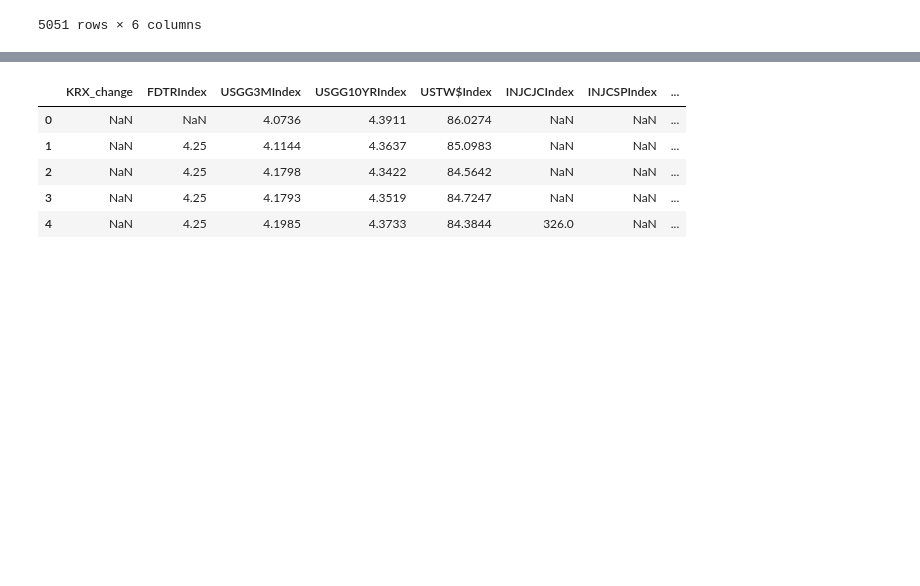
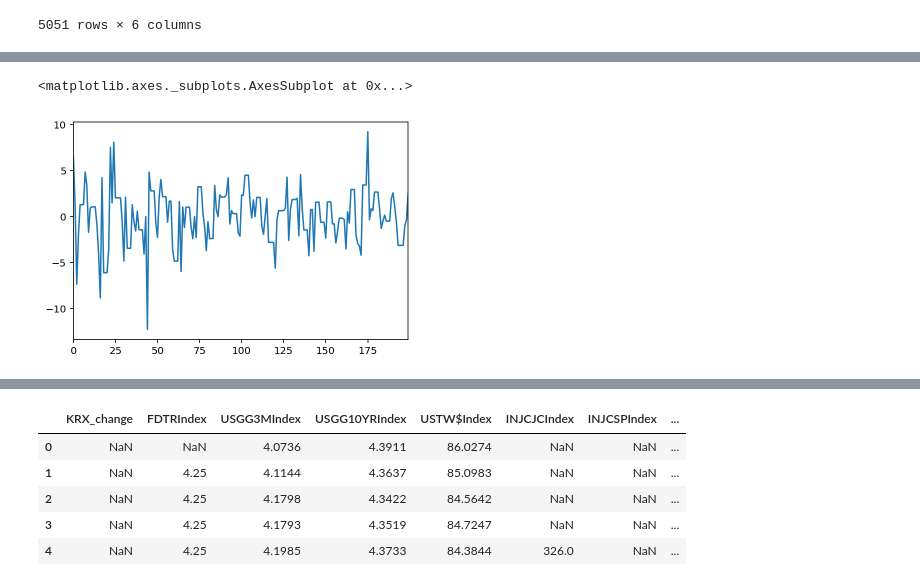
Before and after one commit to mokpolar/KRX_semiconductor_index_prediction, a Jupyter notebook: bloomberg_regression_fillna_step_return.ipynb, the cells around one changed output, grey strips where cells are left out. Cells and saved outputs as stored; diff of their text form; code cells hidden in the pictures; blank space fills up the shorter version.

```diff
--- a/bloomberg_regression_fillna_step_return.ipynb
+++ b/bloomberg_regression_fillna_step_return.ipynb
@@ -230,6 +279,11 @@ for i in range(len(df.columns)):
 # step은 ffill > bfill
 df.fillna(method = 'ffill', inplace = True)
 df.fillna(method = 'bfill', inplace = True)
+# %%
+df['hynix_change'][0:200].plot()
+# %% [output]
+<matplotlib.axes._subplots.AxesSubplot at 0x...>
+[figure, added]
 # %%
 df['KRX_change'][0:200].plot()
 # %% [output]
```
Also changed, not shown: parts of 30 cells of this notebook, 5 other files.
